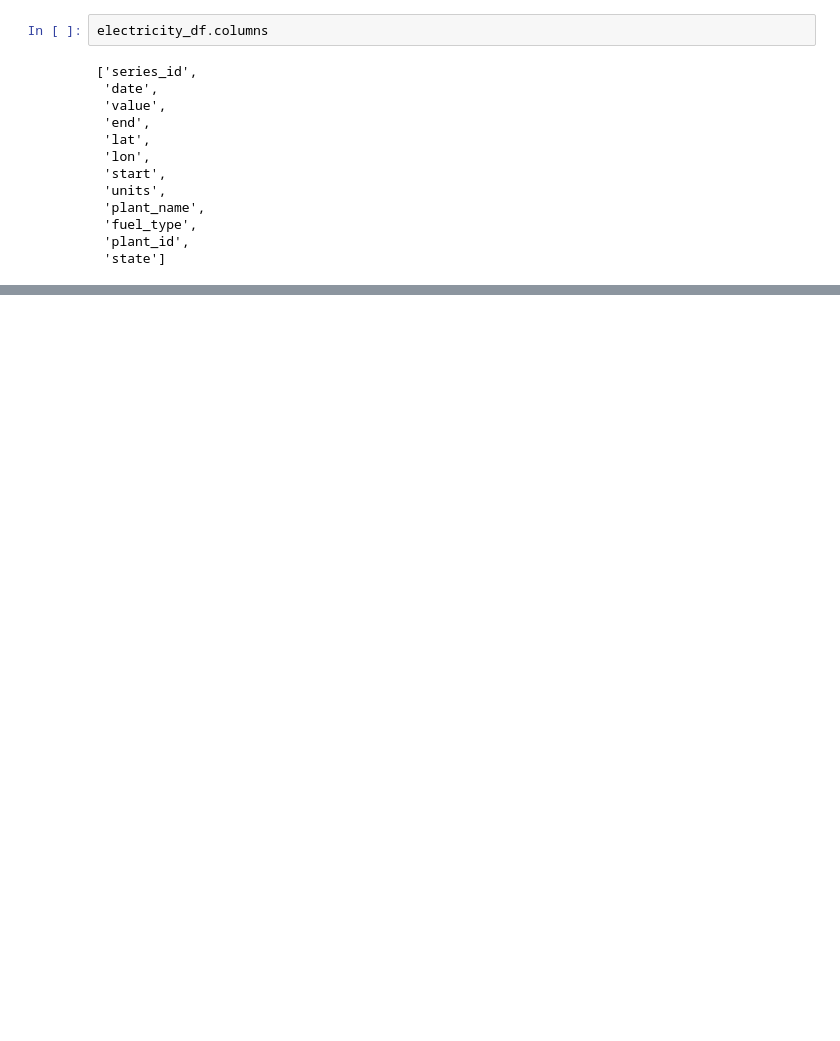
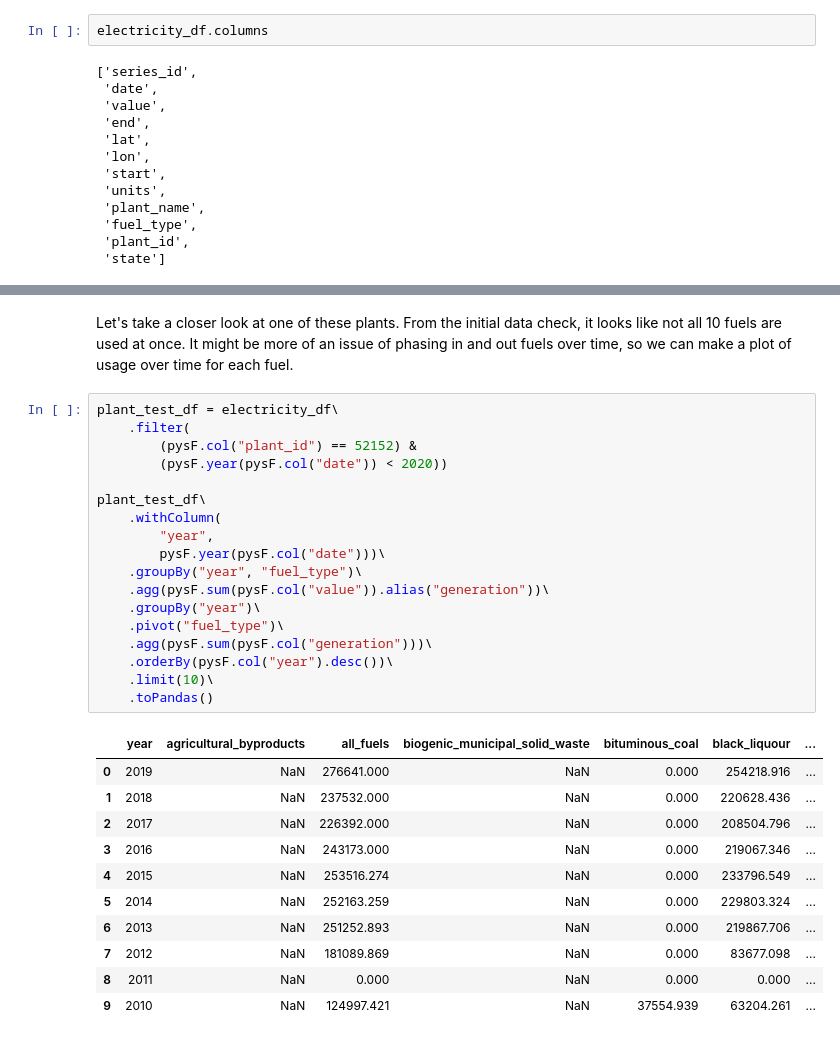
Before and after one commit to john-grando/eia-data-analysis, a Jupyter notebook: app/Notebooks/plant_level_clustering.ipynb, the cells around one changed output, grey strips where cells are left out. Cells and saved outputs as stored; diff of their text form; blank space fills up the shorter version.

```diff
--- a/app/Notebooks/plant_level_clustering.ipynb
+++ b/app/Notebooks/plant_level_clustering.ipynb
@@ -115,0 +133,32 @@ electricity_df.limit(10).toPandas().head(5)
+# %% [markdown]
+Let's take a closer look at one of these plants.  From the initial data check, it looks like not all 10 fuels are used at once.  It might be more of an issue of phasing in and out fuels over time, so we can make a plot of usage over time for each fuel.
+# %%
+plant_test_df = electricity_df\
+    .filter(
+        (pysF.col("plant_id") == 52152) &
+        (pysF.year(pysF.col("date")) < 2020))
+
+plant_test_df\
+    .withColumn(
+        "year",
+        pysF.year(pysF.col("date")))\
+    .groupBy("year", "fuel_type")\
+    .agg(pysF.sum(pysF.col("value")).alias("generation"))\
+    .groupBy("year")\
+    .pivot("fuel_type")\
+    .agg(pysF.sum(pysF.col("generation")))\
+    .orderBy(pysF.col("year").desc())\
+    .limit(10)\
+    .toPandas()
+# %% [output]
+|  | year | agricultural_byproducts | all_fuels | biogenic_municipal_solid_waste | bituminous_coal | black_liquour | ... |
+| 0 | 2019 | NaN | 276641.000 | NaN | 0.000 | 254218.916 | ... |
+| 1 | 2018 | NaN | 237532.000 | NaN | 0.000 | 220628.436 | ... |
+| 2 | 2017 | NaN | 226392.000 | NaN | 0.000 | 208504.796 | ... |
+| 3 | 2016 | NaN | 243173.000 | NaN | 0.000 | 219067.346 | ... |
+| 4 | 2015 | NaN | 253516.274 | NaN | 0.000 | 233796.549 | ... |
+| 5 | 2014 | NaN | 252163.259 | NaN | 0.000 | 229803.324 | ... |
+| 6 | 2013 | NaN | 251252.893 | NaN | 0.000 | 219867.706 | ... |
+| 7 | 2012 | NaN | 181089.869 | NaN | 0.000 | 83677.098 | ... |
+| 8 | 2011 | NaN | 0.000 | NaN | 0.000 | 0.000 | ... |
+| 9 | 2010 | NaN | 124997.421 | NaN | 37554.939 | 63204.261 | ... |
```
Also changed, not shown: parts of 12 cells of this notebook, 7 other files.
